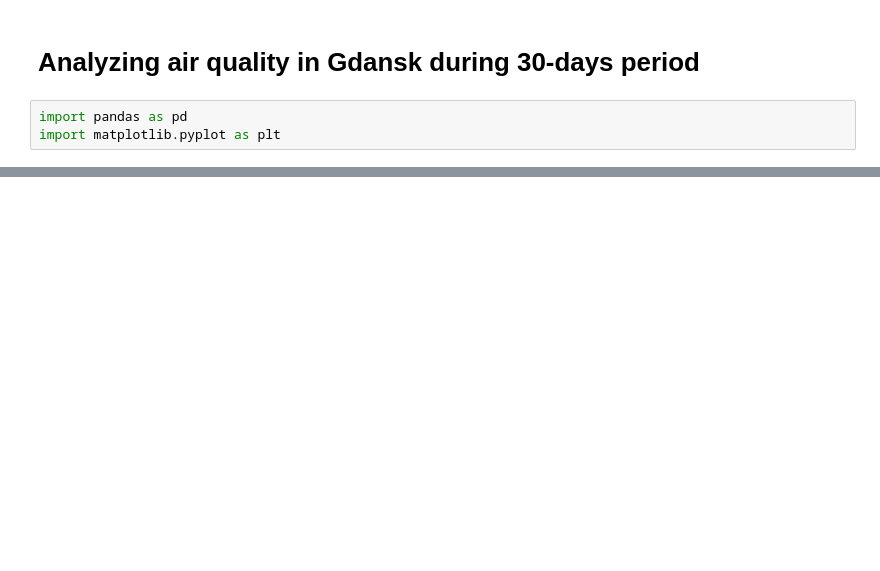
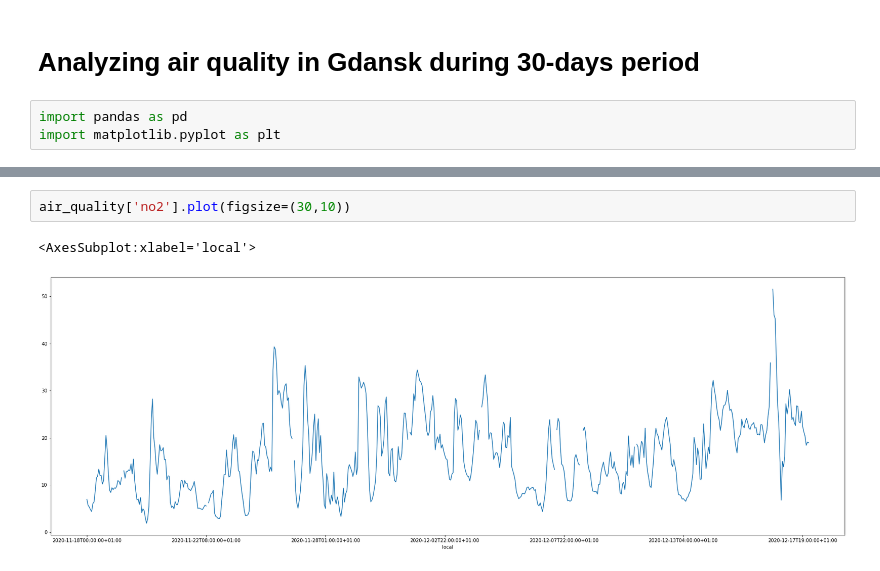
Before and after one commit to MVGasior/Pandas, a Jupyter notebook: Analizing air quality in Gdansk during last month.ipynb, the cells around one changed output, grey strips where cells are left out. Drawn from its saved outputs; the diff is of its cells as text; blank space fills up the shorter version.

```diff
--- a/Analizing air quality in Gdansk during last month.ipynb
+++ b/Analizing air quality in Gdansk during last month.ipynb
@@ -47,0 +31,5 @@ grouped.first()
+# %%
+air_quality['no2'].plot(figsize=(30,10))
+# %% [output]
+<AxesSubplot:xlabel='local'>
+[figure, added]
```
Also changed, not shown: parts of 8 cells of this notebook.
